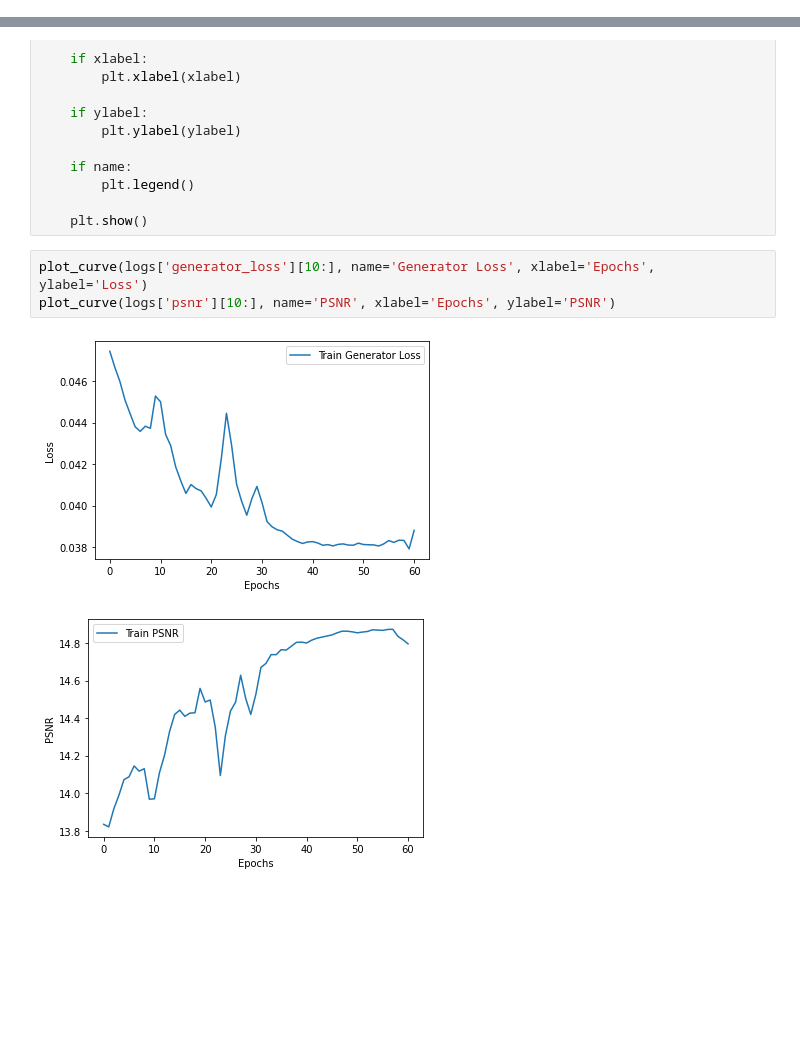
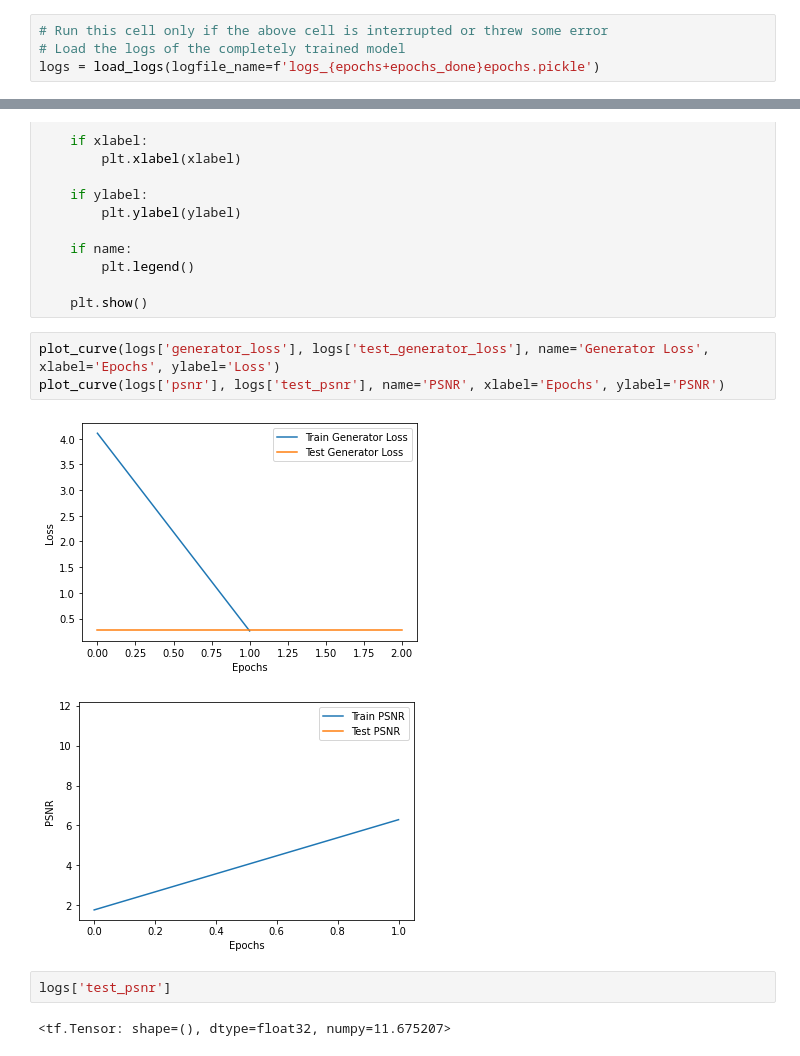
Before and after one commit to CoderSsVartak/Image-Reconstruction, a Jupyter notebook: image_reconstruction.ipynb, the cells around one changed output, grey strips where cells are left out. Saved outputs shown, nothing was run; the diff lists cells and outputs as text; blank space fills up the shorter version.

```diff
--- a/image_reconstruction.ipynb
+++ b/image_reconstruction.ipynb
@@ -586,0 +608,4 @@ KeyboardInterrupt: ignored
+# %%
+# Run this cell only if the above cell is interrupted or threw some error
+# Load the logs of the completely trained model
+logs = load_logs(logfile_name=f'logs_{epochs+epochs_done}epochs.pickle')
@@ -641,8 +667,12 @@ def plot_curve(train_data=None, validation_data=None, name='', xlabel='', ylabel
 
     plt.show()
 # %%
-plot_curve(logs['generator_loss'][10:], name='Generator Loss', xlabel='Epochs', ylabel='Loss')
-plot_curve(logs['psnr'][10:], name='PSNR', xlabel='Epochs', ylabel='PSNR')
+plot_curve(logs['generator_loss'], logs['test_generator_loss'], name='Generator Loss', xlabel='Epochs', ylabel='Loss')
+plot_curve(logs['psnr'], logs['test_psnr'], name='PSNR', xlabel='Epochs', ylabel='PSNR')
 # %% [output]
-[figure, old version]
+[figure, new version]
-[figure, old version]
+[figure, new version]
+# %%
+logs['test_psnr']
+# %% [output]
+<tf.Tensor: shape=(), dtype=float32, numpy=11.675207>
```
Also changed, not shown: parts of 12 cells of this notebook.
